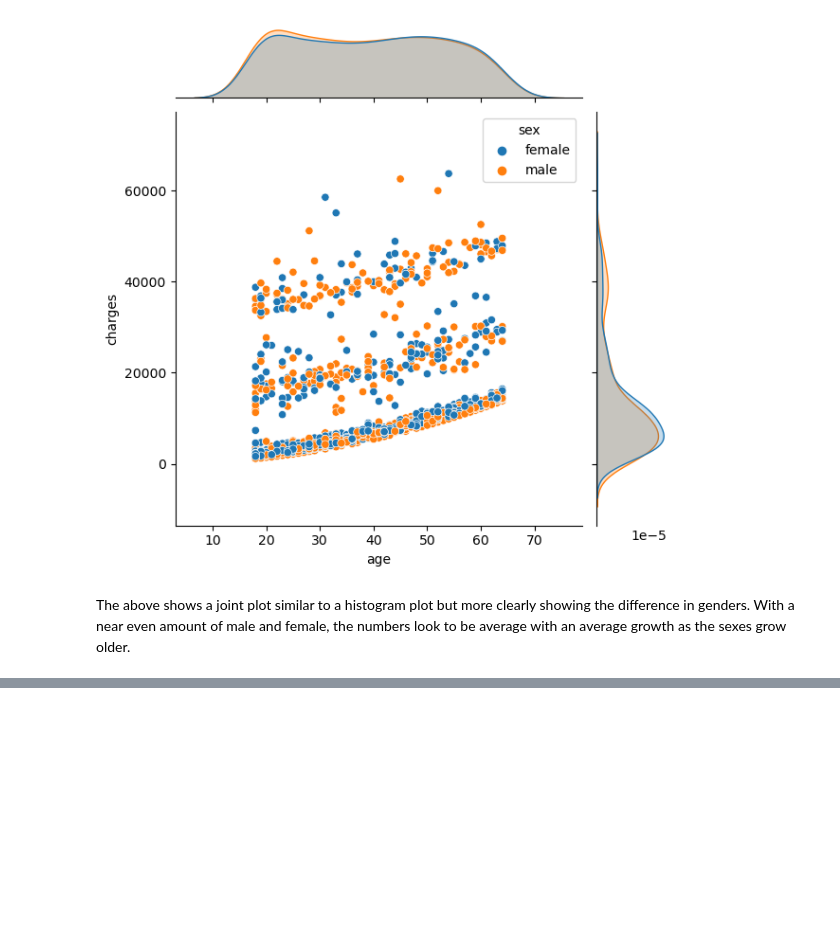
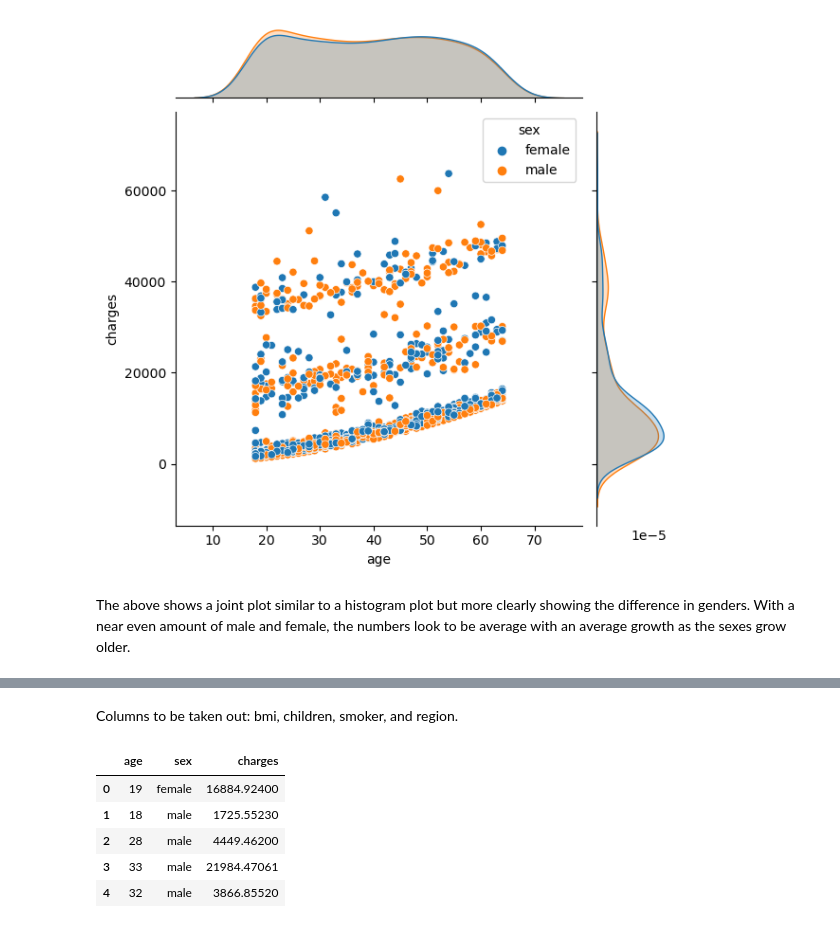
Before and after one commit to ubco-W2022T1-cosc301/project-group44, a Jupyter notebook: notebooks/analysis3.ipynb, the cells around one changed output, grey strips where cells are left out. Drawn from its saved outputs; the diff is of its cells as text; code cells hidden in the pictures; blank space fills up the shorter version.

```diff
--- a/notebooks/analysis3.ipynb
+++ b/notebooks/analysis3.ipynb
@@ -93,0 +103,3 @@ The above shows a joint plot similar to a histogram plot but more clearly showin
+# %%
+dfRaw = pd.read_csv("../data/raw/insurance/insurance.csv")
+dfRaw.head()
@@ -93,0 +113,12 @@ The above shows a joint plot similar to a histogram plot but more clearly showin
+# %% [markdown]
+Columns to be taken out: bmi, children, smoker, and region.
+# %%
+dfClean = dfRaw.copy().drop(['bmi', 'children','smoker', 'region'], axis=1).dropna(axis=0)
+dfClean.head()
+# %% [output]
+|  | age | sex | charges |
+| 0 | 19 | female | 16884.92400 |
+| 1 | 18 | male | 1725.55230 |
+| 2 | 28 | male | 4449.46200 |
+| 3 | 33 | male | 21984.47061 |
+| 4 | 32 | male | 3866.85520 |
```
Also changed, not shown: parts of 14 cells of this notebook, 1 other file.
